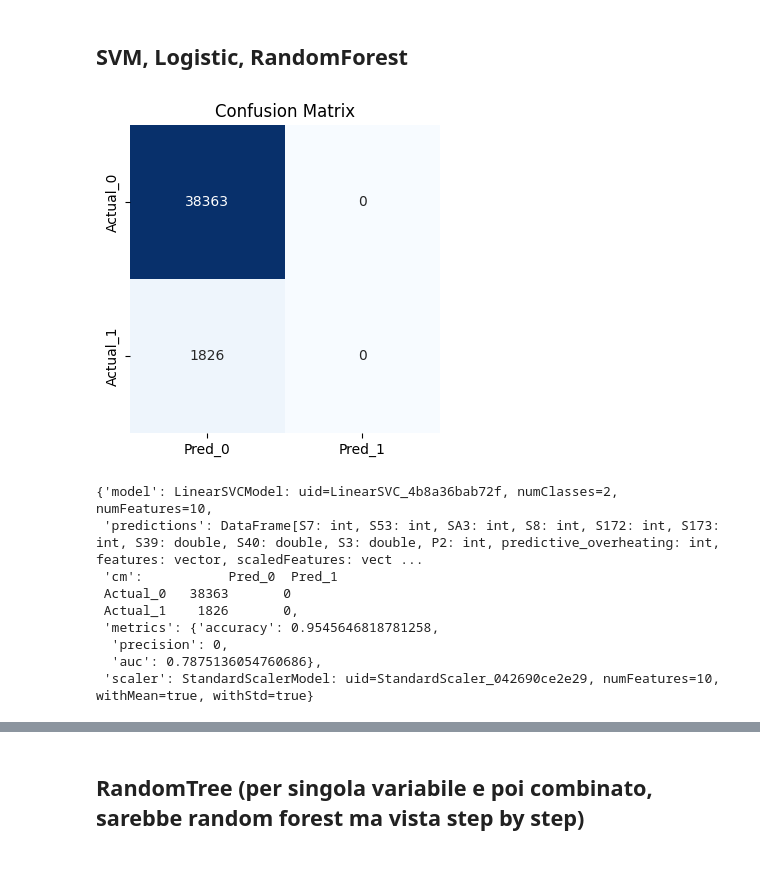
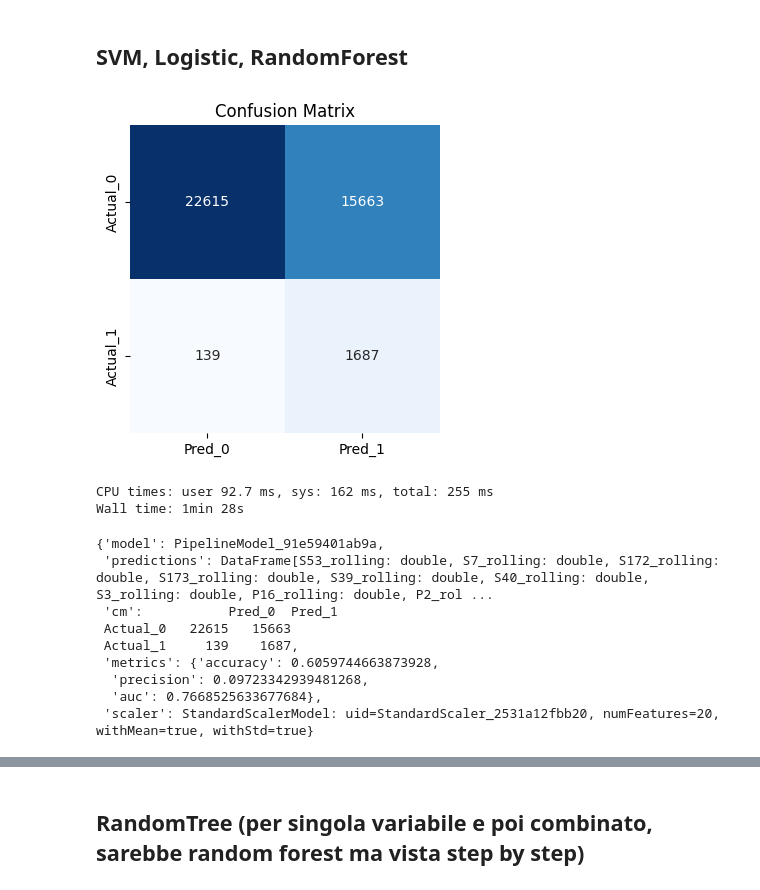
Before and after one commit to RaffaeleSabatini/MAPD2025_proj3, a Jupyter notebook: Group04.ipynb, the cells around one changed output, grey strips where cells are left out. Drawn from its saved outputs; the diff is of its cells as text; code cells hidden in the pictures.

```diff
--- a/Group04.ipynb
+++ b/Group04.ipynb
@@ -1428,6 +1472,0 @@ df = df.withColumn( f"{s}_rolling_derivative", coalesce(col(f"{s}_rolling_deriva
-# %%
-df = df.withColumn(f"{s}_rolling_prev", lag(f"{s}_rolling").over(w))
-df = df.withColumn( "when_prev", lag("when").over(w) )
-
-df = df.withColumn( f"{s}_rolling_derivative", (col(f"{s}_rolling") - col(f"{s}_rolling_prev")) / (col("when") - col("when_prev")) )
-df = df.withColumn( f"{s}_rolling_derivative", coalesce(col(f"{s}_rolling_derivative"), lit(0))) # null are set to 0
@@ -1436,0 +1473,21 @@ df = df.withColumn( f"{s}_rolling_derivative", coalesce(col(f"{s}_rolling_deriva
+# %%
+def add_rolling_and_derivative(df, colname, mean_minutes=6*60, debug = False): # 6*60 min = 6 h
+    w = Window.partitionBy("BlockHeat").orderBy("when").rangeBetween(-mean_minutes*60, 0)
+    w_order = Window.partitionBy("BlockHeat").orderBy("when")
+
+    rolling_col = f"{colname}_rolling"
+    rolling_prev = f"{colname}_rolling_prev"
+    deriv_col = f"{colname}_rolling_derivative"
+
+    df = df.withColumn(rolling_col, spark_avg(colname).over(w))
+    df = df.withColumn(rolling_prev, lag(rolling_col).over(w_order))
+    df = df.withColumn("when_prev", lag("when").over(w_order))
+    df = df.withColumn( deriv_col, coalesce((col(rolling_col) - col(rolling_prev)) / (col("when") - col("when_prev")), lit(0)) )
+
+    if debug:
+        df
+    else:
+        df.drop(rolling_prev, "when_prev")
+# %%
+for s in sensors:
+    df_maintenance = add_rolling_and_derivative(df_maintenance, s, mean_minutes=6*60, debug=True)
@@ -1528,27 +1613,37 @@ def calculate_metrics(df_predictions, cm_pandas, target):
     precision = tp / (tp + fp) if (tp + fp) > 0 else 0
     return {'accuracy': accuracy, 'precision': precision, 'auc': auc}
 # %%
-df = df_final_088
+df = df_maintenance
+rolling_means = [ f"{s}_rolling" for s in sensors ]
+derivatives = [ f"{s}_rolling_derivative" for s in sensors ]
+top_corr_alarm = sensors + derivatives #messo volutamente sensors e no la media smussata
+
+#previous
+#df = df_final_088
 #top_corr_alarm = ["S109","S9","S126"]
-top_corr_alarm = ["S7","S53","SA3","S8","S172","S173","S39","S40","S3","P2"] # per "predictive_overheating"
+#top_corr_alarm = ["S7","S53","SA3","S8","S172","S173","S39","S40","S3","P2"] # per "predictive_overheating"
+
 target = "predictive_overheating"
 df_data = df.select(*top_corr_alarm,"overheating","predictive_overheating","flag_anomaly","predictive_flag_anomaly")
 # %%
 %%time
 
 # --------- SVM ---------
-svm(df_data, top_corr_alarm, target, weight_class1=7)
+#svm(df_data, top_corr_alarm, target, weight_class1=7) # previous
+svm(df_data, top_corr_alarm, target, weight_class1=12)
 # %% [output]
-[figure, old version]
+[figure, new version]
-{'model': LinearSVCModel: uid=LinearSVC_4b8a36bab72f, numClasses=2, numFeatures=10,
- 'predictions': DataFrame[S7: int, S53: int, SA3: int, S8: int, S172: int, S173: int, S39: double, S40: double, S3: double, P2: int, predictive_overheating: int, features: vector, scaledFeatures: vect ...
- 'cm':           Pred_0  Pred_1
- Actual_0   38363       0
- Actual_1    1826       0,
- 'metrics': {'accuracy': 0.9545646818781258,
-  'precision': 0,
-  'auc': 0.7875136054760686},
- 'scaler': StandardScalerModel: uid=StandardScaler_042690ce2e29, numFeatures=10, withMean=true, withStd=true}
+CPU times: user 92.7 ms, sys: 162 ms, total: 255 ms
+Wall time: 1min 28s
+{'model': PipelineModel_91e59401ab9a,
+ 'predictions': DataFrame[S53_rolling: double, S7_rolling: double, S172_rolling: double, S173_rolling: double, S39_rolling: double, S40_rolling: double, S3_rolling: double, P16_rolling: double, P2_rol ...
+ 'cm':           Pred_0  Pred_1
+ Actual_0   22615   15663
+ Actual_1     139    1687,
+ 'metrics': {'accuracy': 0.6059744663873928,
+  'precision': 0.09723342939481268,
+  'auc': 0.7668525633677684},
+ 'scaler': StandardScalerModel: uid=StandardScaler_2531a12fbb20, numFeatures=20, withMean=true, withStd=true}
 # %%
 %%time
 
```
Also changed, not shown: parts of 10 cells of this notebook.
